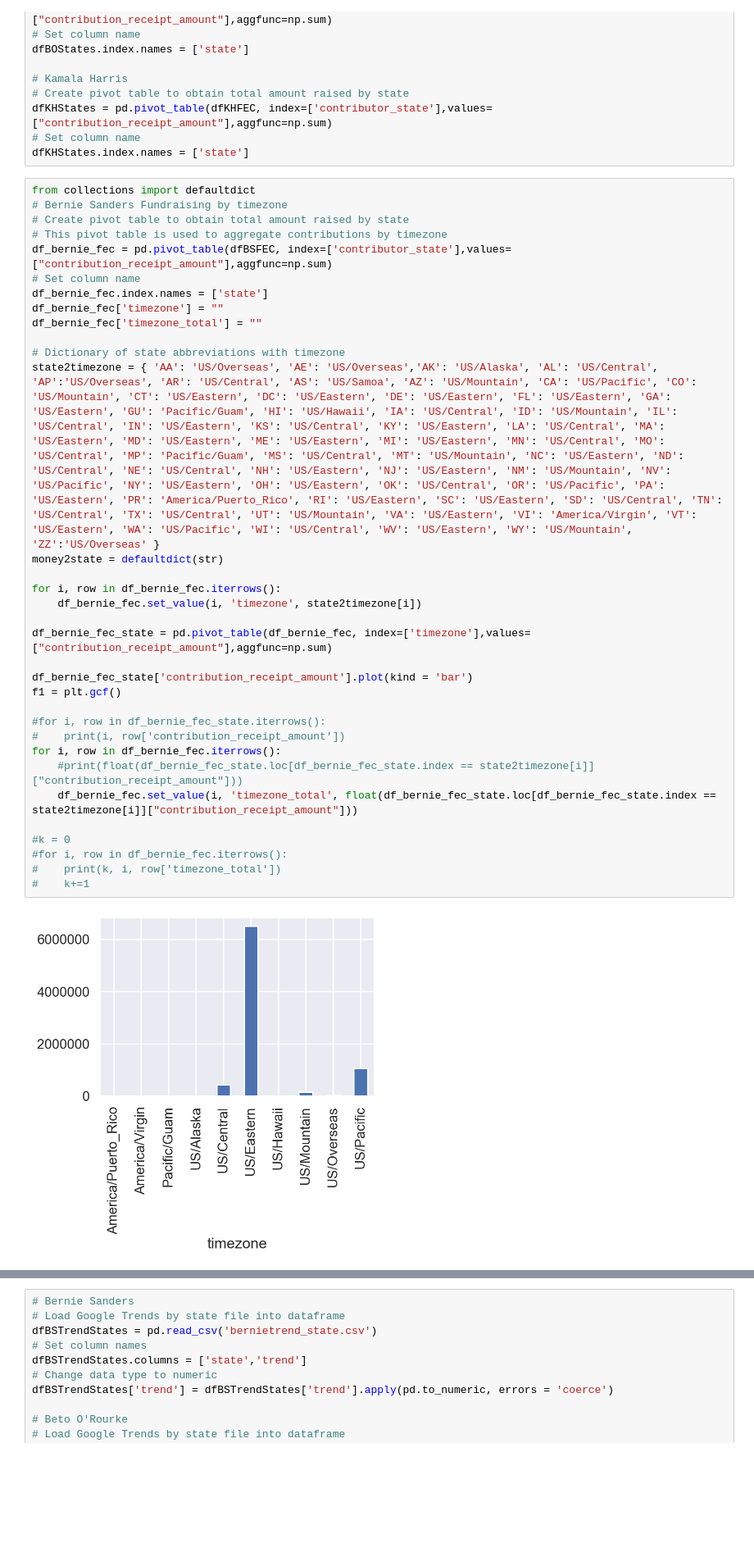
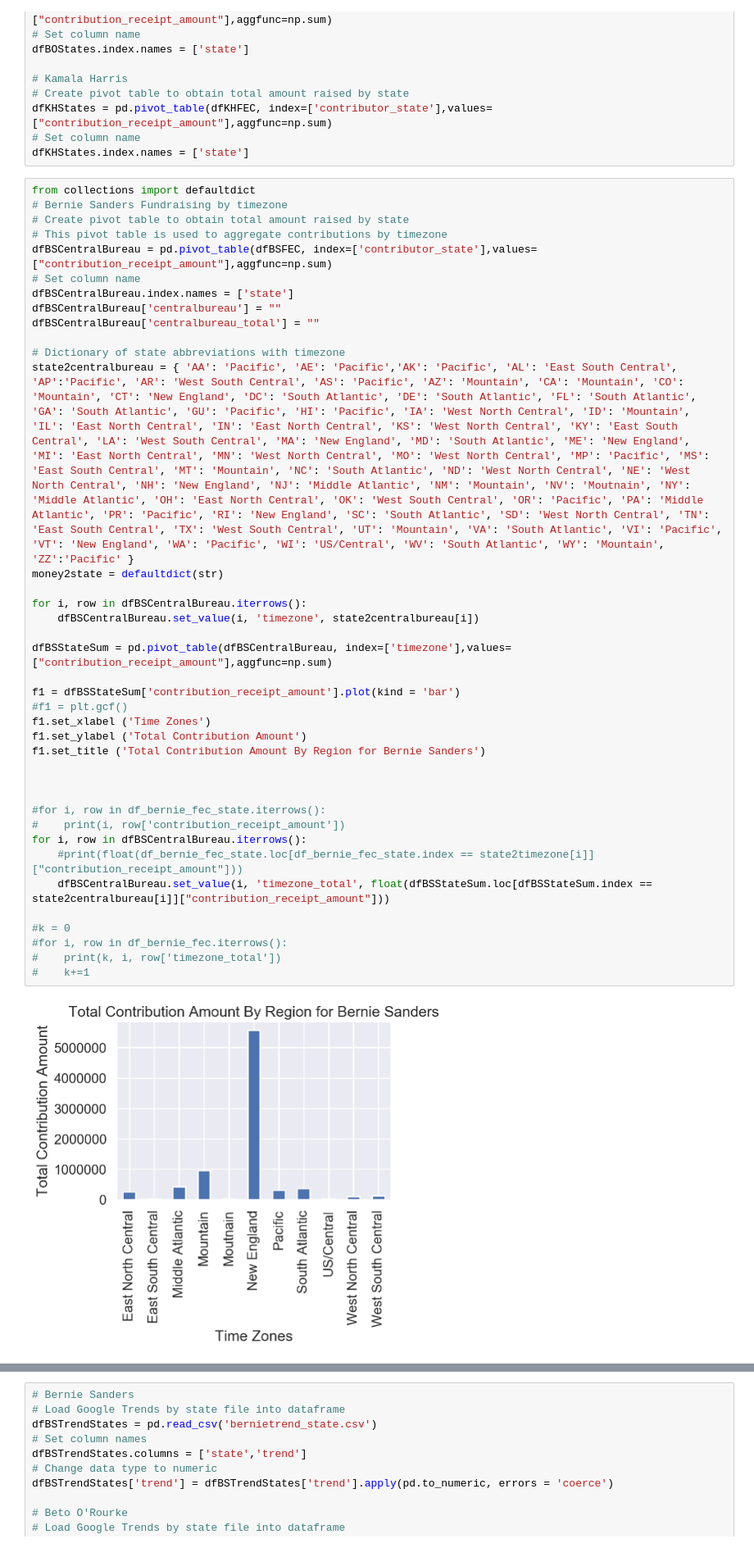
Before and after one commit to kaichinshih/COGS108_PoliticsAddicts, a Jupyter notebook: geopandas_kb_final.ipynb, the cells around one changed output, grey strips where cells are left out. Shown at 82% size. Saved outputs shown, nothing was run; the diff lists cells and outputs as text; blank space fills up the shorter version.

Commit message:
added some axis labels/altered a section of the code that was not designated for central bureau divisions

```diff
--- a/geopandas_kb_final.ipynb
+++ b/geopandas_kb_final.ipynb
@@ -279,37 +279,42 @@ dfKHStates.index.names = ['state']
 # %%
 from collections import defaultdict
 # Bernie Sanders Fundraising by timezone
 # Create pivot table to obtain total amount raised by state
 # This pivot table is used to aggregate contributions by timezone
-df_bernie_fec = pd.pivot_table(dfBSFEC, index=['contributor_state'],values=["contribution_receipt_amount"],aggfunc=np.sum)
+dfBSCentralBureau = pd.pivot_table(dfBSFEC, index=['contributor_state'],values=["contribution_receipt_amount"],aggfunc=np.sum)
 # Set column name
-df_bernie_fec.index.names = ['state']
-df_bernie_fec['timezone'] = ""
-df_bernie_fec['timezone_total'] = ""
+dfBSCentralBureau.index.names = ['state']
+dfBSCentralBureau['centralbureau'] = ""
+dfBSCentralBureau['centralbureau_total'] = ""
 
 # Dictionary of state abbreviations with timezone
-state2timezone = { 'AA': 'US/Overseas', 'AE': 'US/Overseas','AK': 'US/Alaska', 'AL': 'US/Central', 'AP':'US/Overseas', 'AR': 'US/Central', 'AS': 'US/Samoa', 'AZ': 'US/Mountain', 'CA': 'US/Pacific', 'CO': 'US/Mountain', 'CT': 'US/Eastern', 'DC': 'US/Eastern', 'DE': 'US/Eastern', 'FL': 'US/Eastern', 'GA': 'US/Eastern', 'GU': 'Pacific/Guam', 'HI': 'US/Hawaii', 'IA': 'US/Central', 'ID': 'US/Mountain', 'IL': 'US/Central', 'IN': 'US/Eastern', 'KS': 'US/Central', 'KY': 'US/Eastern', 'LA': 'US/Central', 'MA': 'US/Eastern', 'MD': 'US/Eastern', 'ME': 'US/Eastern', 'MI': 'US/Eastern', 'MN': 'US/Central', 'MO': 'US/Central', 'MP': 'Pacific/Guam', 'MS': 'US/Central', 'MT': 'US/Mountain', 'NC': 'US/Eastern', 'ND': 'US/Central', 'NE': 'US/Central', 'NH': 'US/Eastern', 'NJ': 'US/Eastern', 'NM': 'US/Mountain', 'NV': 'US/Pacific', 'NY': 'US/Eastern', 'OH': 'US/Eastern', 'OK': 'US/Central', 'OR': 'US/Pacific', 'PA': 'US/Eastern', 'PR': 'America/Puerto_Rico', 'RI': 'US/Eastern', 'SC': 'US/Eastern', 'SD': 'US/Central', 'TN': 'US/Central', 'TX': 'US/Central', 'UT': 'US/Mountain', 'VA': 'US/Eastern', 'VI': 'America/Virgin', 'VT': 'US/Eastern', 'WA': 'US/Pacific', 'WI': 'US/Central', 'WV': 'US/Eastern', 'WY': 'US/Mountain', 'ZZ':'US/Overseas' }
+state2centralbureau = { 'AA': 'Pacific', 'AE': 'Pacific','AK': 'Pacific', 'AL': 'East South Central', 'AP':'Pacific', 'AR': 'West South Central', 'AS': 'Pacific', 'AZ': 'Mountain', 'CA': 'Mountain', 'CO': 'Mountain', 'CT': 'New England', 'DC': 'South Atlantic', 'DE': 'South Atlantic', 'FL': 'South Atlantic', 'GA': 'South Atlantic', 'GU': 'Pacific', 'HI': 'Pacific', 'IA': 'West North Central', 'ID': 'Mountain', 'IL': 'East North Central', 'IN': 'East North Central', 'KS': 'West North Central', 'KY': 'East South Central', 'LA': 'West South Central', 'MA': 'New England', 'MD': 'South Atlantic', 'ME': 'New England', 'MI': 'East North Central', 'MN': 'West North Central', 'MO': 'West North Central', 'MP': 'Pacific', 'MS': 'East South Central', 'MT': 'Mountain', 'NC': 'South Atlantic', 'ND': 'West North Central', 'NE': 'West North Central', 'NH': 'New England', 'NJ': 'Middle Atlantic', 'NM': 'Mountain', 'NV': 'Moutnain', 'NY': 'Middle Atlantic', 'OH': 'East North Central', 'OK': 'West South Central', 'OR': 'Pacific', 'PA': 'Middle Atlantic', 'PR': 'Pacific', 'RI': 'New England', 'SC': 'South Atlantic', 'SD': 'West North Central', 'TN': 'East South Central', 'TX': 'West South Central', 'UT': 'Mountain', 'VA': 'South Atlantic', 'VI': 'Pacific', 'VT': 'New England', 'WA': 'Pacific', 'WI': 'US/Central', 'WV': 'South Atlantic', 'WY': 'Mountain', 'ZZ':'Pacific' }
 money2state = defaultdict(str)
 
-for i, row in df_bernie_fec.iterrows():
-    df_bernie_fec.set_value(i, 'timezone', state2timezone[i])
+for i, row in dfBSCentralBureau.iterrows():
+    dfBSCentralBureau.set_value(i, 'timezone', state2centralbureau[i])
 
-df_bernie_fec_state = pd.pivot_table(df_bernie_fec, index=['timezone'],values=["contribution_receipt_amount"],aggfunc=np.sum)
+dfBSStateSum = pd.pivot_table(dfBSCentralBureau, index=['timezone'],values=["contribution_receipt_amount"],aggfunc=np.sum)
 
-df_bernie_fec_state['contribution_receipt_amount'].plot(kind = 'bar')
-f1 = plt.gcf()
+f1 = dfBSStateSum['contribution_receipt_amount'].plot(kind = 'bar')
+#f1 = plt.gcf()
+f1.set_xlabel ('Time Zones')
+f1.set_ylabel ('Total Contribution Amount')
+f1.set_title ('Total Contribution Amount By Region for Bernie Sanders')
+
+
 
 #for i, row in df_bernie_fec_state.iterrows():
 #    print(i, row['contribution_receipt_amount'])
-for i, row in df_bernie_fec.iterrows():
+for i, row in dfBSCentralBureau.iterrows():
     #print(float(df_bernie_fec_state.loc[df_bernie_fec_state.index == state2timezone[i]]["contribution_receipt_amount"]))
-    df_bernie_fec.set_value(i, 'timezone_total', float(df_bernie_fec_state.loc[df_bernie_fec_state.index == state2timezone[i]]["contribution_receipt_amount"]))
+    dfBSCentralBureau.set_value(i, 'timezone_total', float(dfBSStateSum.loc[dfBSStateSum.index == state2centralbureau[i]]["contribution_receipt_amount"]))
 
 #k = 0
 #for i, row in df_bernie_fec.iterrows():
 #    print(k, i, row['timezone_total'])
 #    k+=1
 # %% [output]
-[figure, old version]
+[figure, new version]
 # %%
 missing_states = [0, 1, 4, 57, 14, 43, 51]
```
Also changed, not shown: parts of 18 cells of this notebook.
